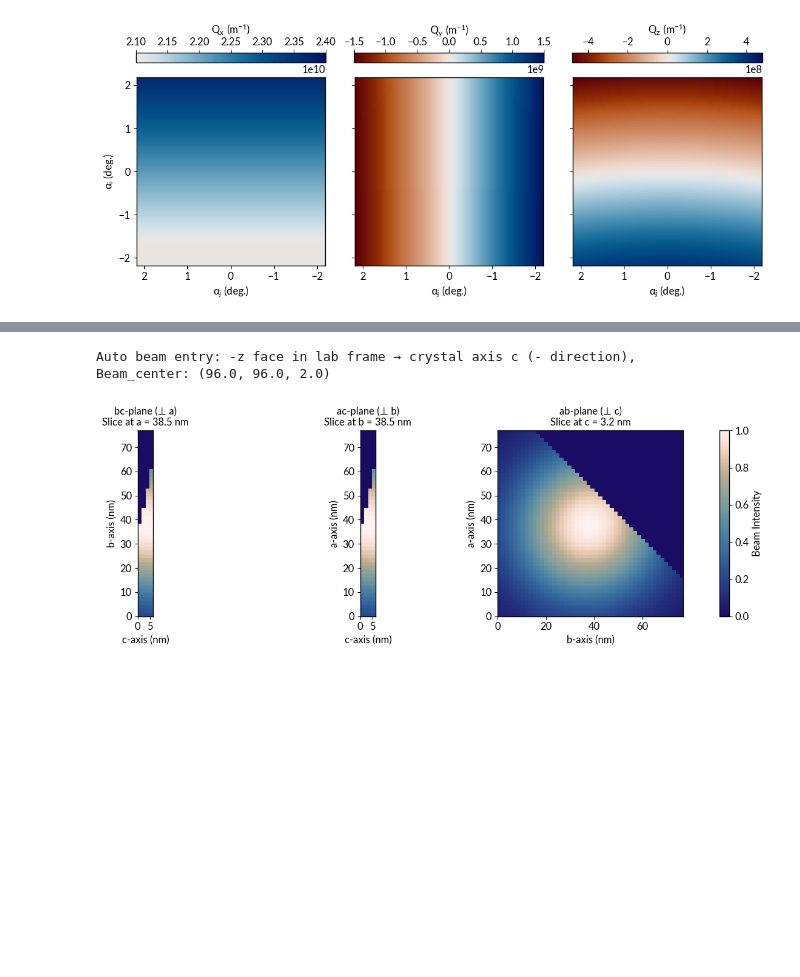
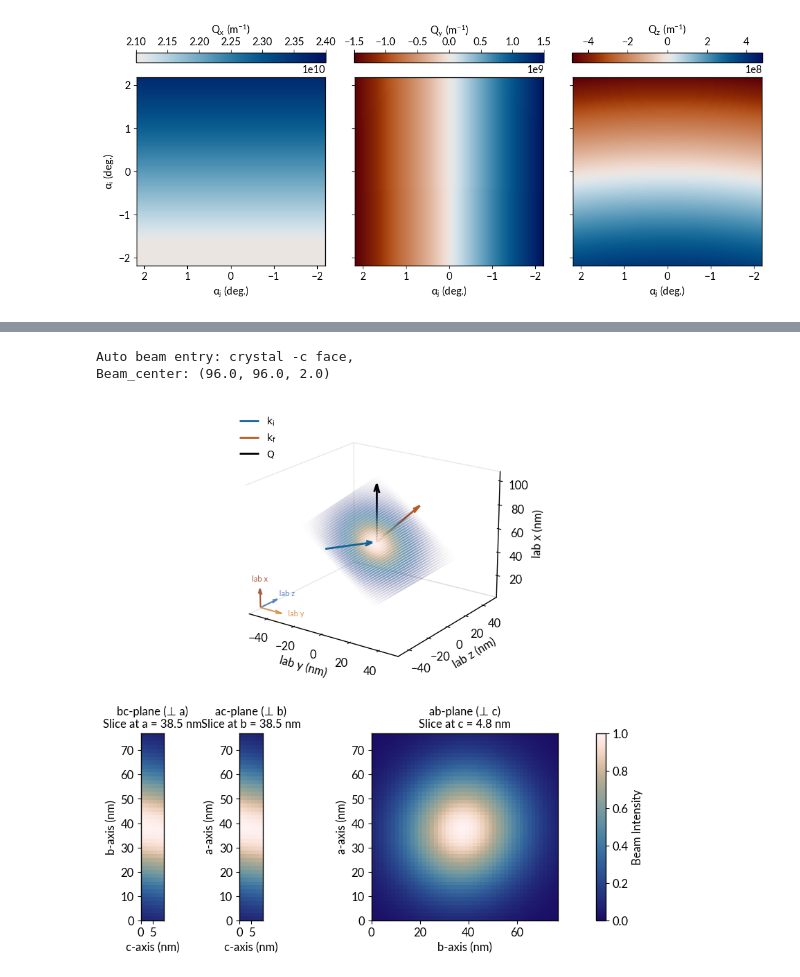
Before and after one commit to ninarina12/AI-DINO, a Jupyter notebook: simple_demo.ipynb, the cells around one changed output, grey strips where cells are left out. Saved outputs shown, nothing was run; the diff lists cells and outputs as text; code cells hidden in the pictures; blank space fills up the shorter version.

```diff
--- a/simple_demo.ipynb
+++ b/simple_demo.ipynb
@@ -112,7 +112,7 @@ q_batch_size = 8
 # %%
 beam = GaussianBeam(
     wavelength = wavelength,
-    fwhm = 50e-9,
+    fwhm = 40e-9,
     device = device
 )
 
@@ -122,15 +122,17 @@ beam.create_profile(
     k_i = k_i
 )
 # %% [output]
-Auto beam entry: -z face in lab frame → crystal axis c (- direction),
+Auto beam entry: crystal -c face,
 Beam_center: (96.0, 96.0, 2.0)
-# %%
-fig = beam.plot_profile(
-    crystal = crystal,
-    supercell_size = supercell_size
-)
-# %% [output]
-[figure, removed]
+# %%
+fig = beam.plot_profile(
+    crystal = crystal,
+    supercell_size = supercell_size,
+    k_i = k_i,
+    k_f = k_f
+)
+# %% [output]
+[figure, added]
 # %%
 amplitude = simulator.calculate_supercell_scattering(q_vectors, supercell_size, mask=beam.profile, q_batch_size=q_batch_size)
 intensity = (amplitude.abs() ** 2)
```
Also changed, not shown: parts of 9 cells of this notebook, 4 other files.
